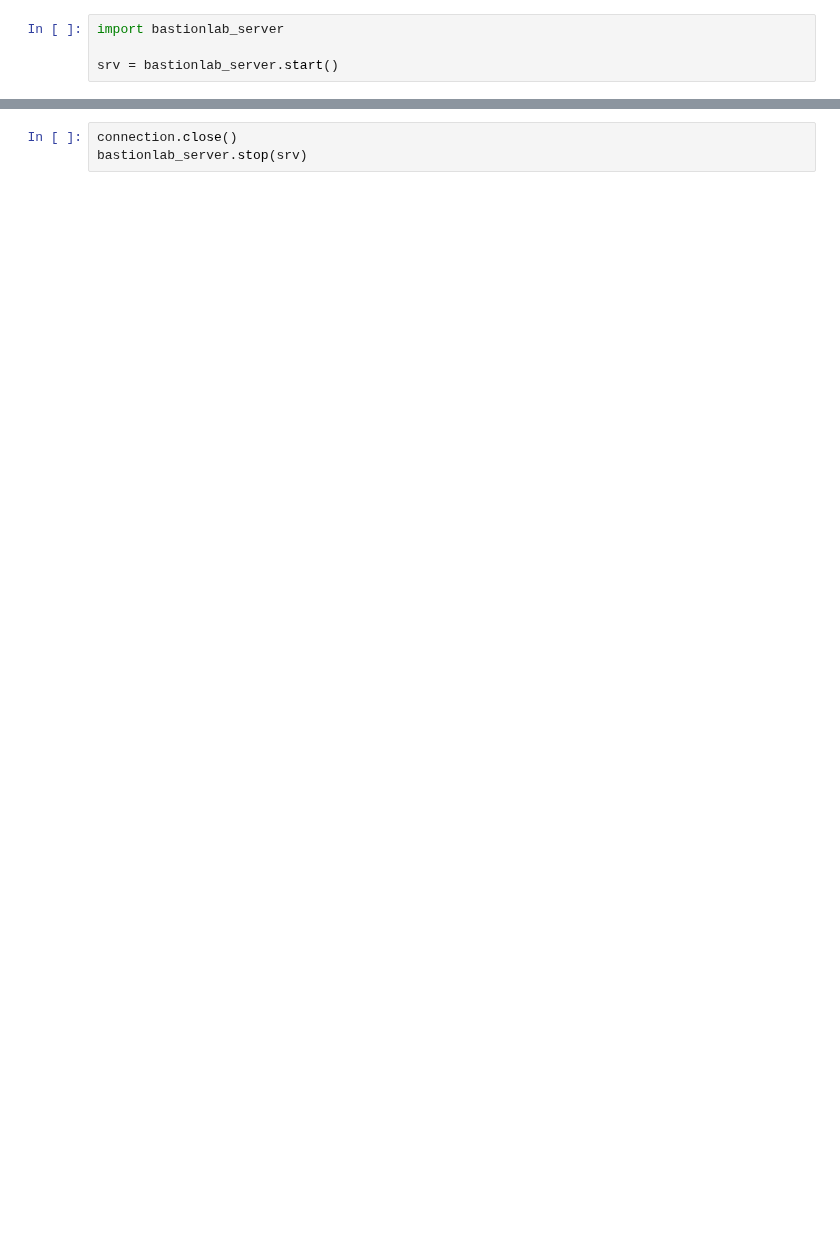
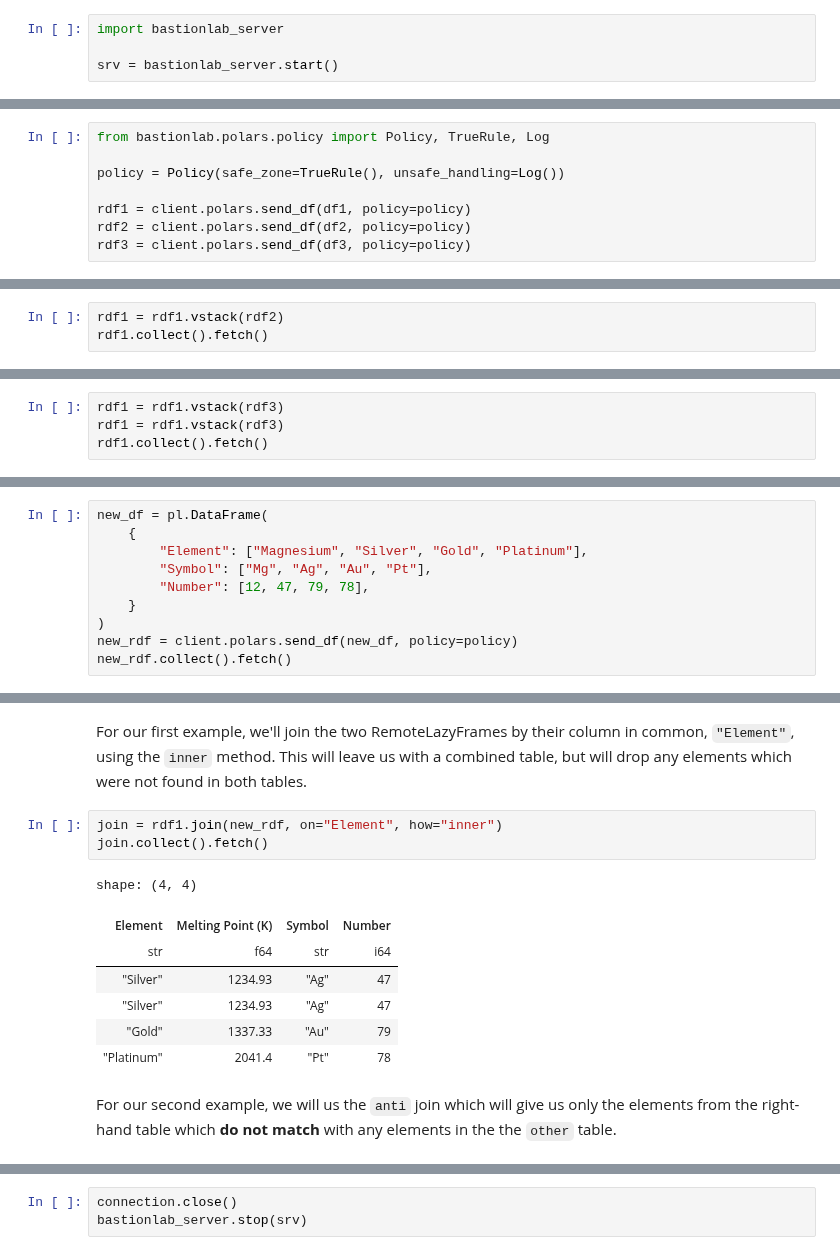
Before and after one commit to mithril-security/bastionlab, a Jupyter notebook: docs/docs/tutorials/data_cleaning.ipynb, the cells around one changed output, grey strips where cells are left out. Saved outputs shown, nothing was run; the diff lists cells and outputs as text; blank space fills up the shorter version.

```diff
--- a/docs/docs/tutorials/data_cleaning.ipynb
+++ b/docs/docs/tutorials/data_cleaning.ipynb
@@ -260,0 +73,8 @@ You now know how to clean your data using BastionLab. All that's left to do now
+# %%
+from bastionlab.polars.policy import Policy, TrueRule, Log
+
+policy = Policy(safe_zone=TrueRule(), unsafe_handling=Log())
+
+rdf1 = client.polars.send_df(df1, policy=policy)
+rdf2 = client.polars.send_df(df2, policy=policy)
+rdf3 = client.polars.send_df(df3, policy=policy)
@@ -260,0 +92,3 @@ You now know how to clean your data using BastionLab. All that's left to do now
+# %%
+rdf1 = rdf1.vstack(rdf2)
+rdf1.collect().fetch()
@@ -260,0 +109,4 @@ You now know how to clean your data using BastionLab. All that's left to do now
+# %%
+rdf1 = rdf1.vstack(rdf3)
+rdf1 = rdf1.vstack(rdf3)
+rdf1.collect().fetch()
@@ -260,0 +182,10 @@ You now know how to clean your data using BastionLab. All that's left to do now
+# %%
+new_df = pl.DataFrame(
+    {
+        "Element": ["Magnesium", "Silver", "Gold", "Platinum"],
+        "Symbol": ["Mg", "Ag", "Au", "Pt"],
+        "Number": [12, 47, 79, 78],
+    }
+)
+new_rdf = client.polars.send_df(new_df, policy=policy)
+new_rdf.collect().fetch()
@@ -260,0 +200,15 @@ You now know how to clean your data using BastionLab. All that's left to do now
+# %% [markdown]
+For our first example, we'll join the two RemoteLazyFrames by their column in common, `"Element"`, using the `inner` method. This will leave us with a combined table, but will drop any elements which were not found in both tables.
+# %%
+join = rdf1.join(new_rdf, on="Element", how="inner")
+join.collect().fetch()
+# %% [output]
+shape: (4, 4)
+| Element | Melting Point (K) | Symbol | Number |
+| str | f64 | str | i64 |
+| "Silver" | 1234.93 | "Ag" | 47 |
+| "Silver" | 1234.93 | "Ag" | 47 |
+| "Gold" | 1337.33 | "Au" | 79 |
+| "Platinum" | 2041.4 | "Pt" | 78 |
+# %% [markdown]
+For our second example, we will us the `anti` join which will give us only the elements from the right-hand table which **do not match** with any elements in the the `other` table.
```
Also changed, not shown: parts of 54 cells of this notebook, 1 other file.
